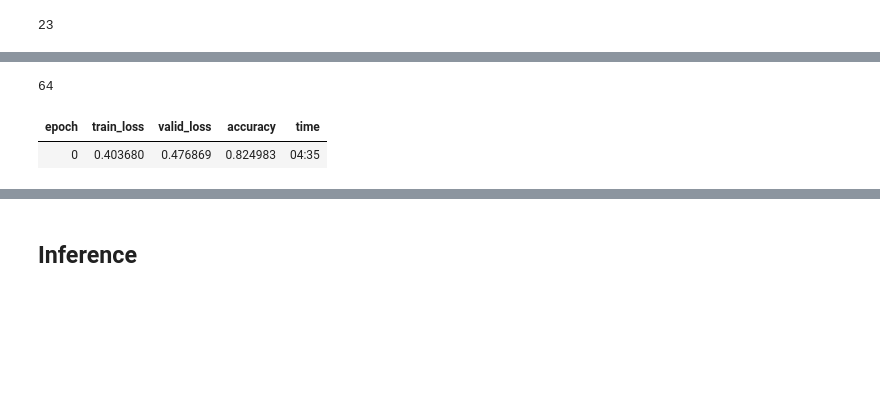
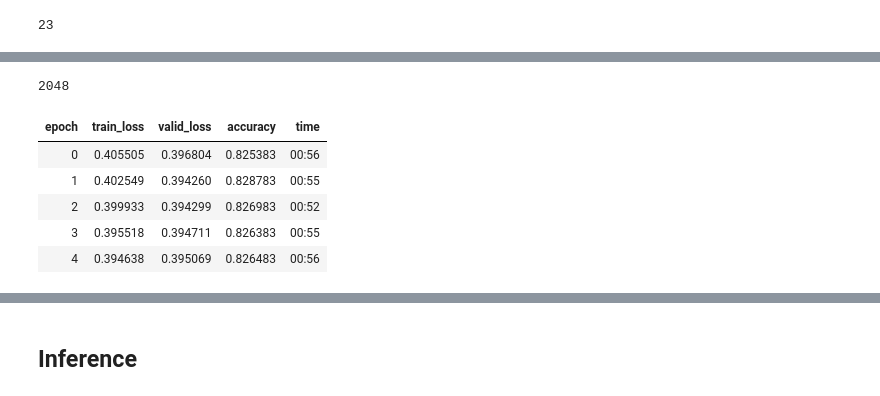
Before and after one commit to aanubhav/ML_Competitions, a Jupyter notebook: Categorical_Feature_Encoding/Categorical-Fastai.ipynb, the cells around one changed output, grey strips where cells are left out. Saved outputs shown, nothing was run; the diff lists cells and outputs as text; code cells hidden in the pictures; blank space fills up the shorter version.

Commit message:
fastai tabular

```diff
--- a/Categorical_Feature_Encoding/Categorical-Fastai.ipynb
+++ b/Categorical_Feature_Encoding/Categorical-Fastai.ipynb
@@ -73,0 +80,6 @@ procs = [FillMissing, Categorify, Normalize]
+# %%
+embed = {}
+for col in cat_names:
+#     print(col)
+    if df[col].nunique() < 50:
+        embed[col] = 50
@@ -82,7 +114,7 @@ data = (TabularList.from_df(df, path=path, cat_names=cat_names, cont_names=cont_
                            .split_by_idx(list(range(590000,599999)))
                            .label_from_df(cols=dep_var)
                            .add_test(test)
-                           .databunch())
+                           .databunch(bs=2048))
 # %%
 data.show_batch(rows=5)
 # %% [output]
@@ -98,0 +127,4 @@ learn = tabular_learner(data, layers=[200,100], metrics=accuracy)
+# %%
+# learn = tabular_learner(data, layers=[300,200,100], metrics=accuracy)
+
+learn = tabular_learner(data, layers=[300,200,100],emb_szs=embed, emb_drop=0.3,ps=0.3, metrics=accuracy)
@@ -103,9 +162,13 @@ learn.recorder.plot(suggestion=True)
 # %%
 data.batch_size
 # %% [output]
-64
+2048
 # %%
-learn.fit(1, 1e-2)
+learn.fit(5, 1e-2)
 # %% [output]
 | epoch | train_loss | valid_loss | accuracy | time |
-| 0 | 0.403680 | 0.476869 | 0.824983 | 04:35 |
+| 0 | 0.405505 | 0.396804 | 0.825383 | 00:56 |
+| 1 | 0.402549 | 0.394260 | 0.828783 | 00:55 |
+| 2 | 0.399933 | 0.394299 | 0.826983 | 00:52 |
+| 3 | 0.395518 | 0.394711 | 0.826383 | 00:55 |
+| 4 | 0.394638 | 0.395069 | 0.826483 | 00:56 |
```
Also changed, not shown: parts of 23 cells of this notebook, 3 other files.
